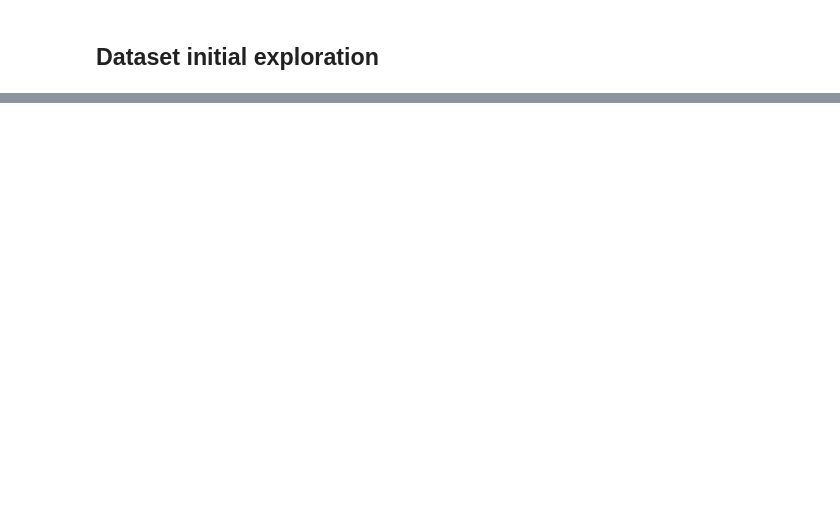
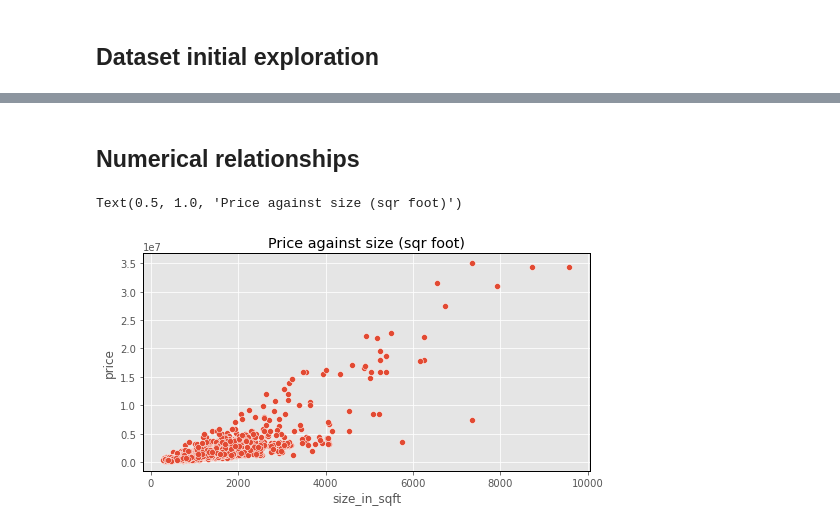
Before and after one commit to FardinAhsan146/DubaiHousingPriceDS, a Jupyter notebook: dataexploration_nb1.ipynb, the cells around one changed output, grey strips where cells are left out. Cells and saved outputs as stored; diff of their text form; code cells hidden in the pictures; blank space fills up the shorter version.

```diff
--- a/dataexploration_nb1.ipynb
+++ b/dataexploration_nb1.ipynb
@@ -87,0 +95,9 @@ sns.distplot(df['price']);
+# %% [markdown]
+## Numerical relationships
+# %%
+# Plotting price relationships
+sns.scatterplot(data = df, y = 'price', x = 'size_in_sqft')
+plt.title('Price against size (sqr foot)')
+# %% [output]
+Text(0.5, 1.0, 'Price against size (sqr foot)')
+[figure, added]
```
Also changed, not shown: parts of 16 cells of this notebook, 1 other file.
